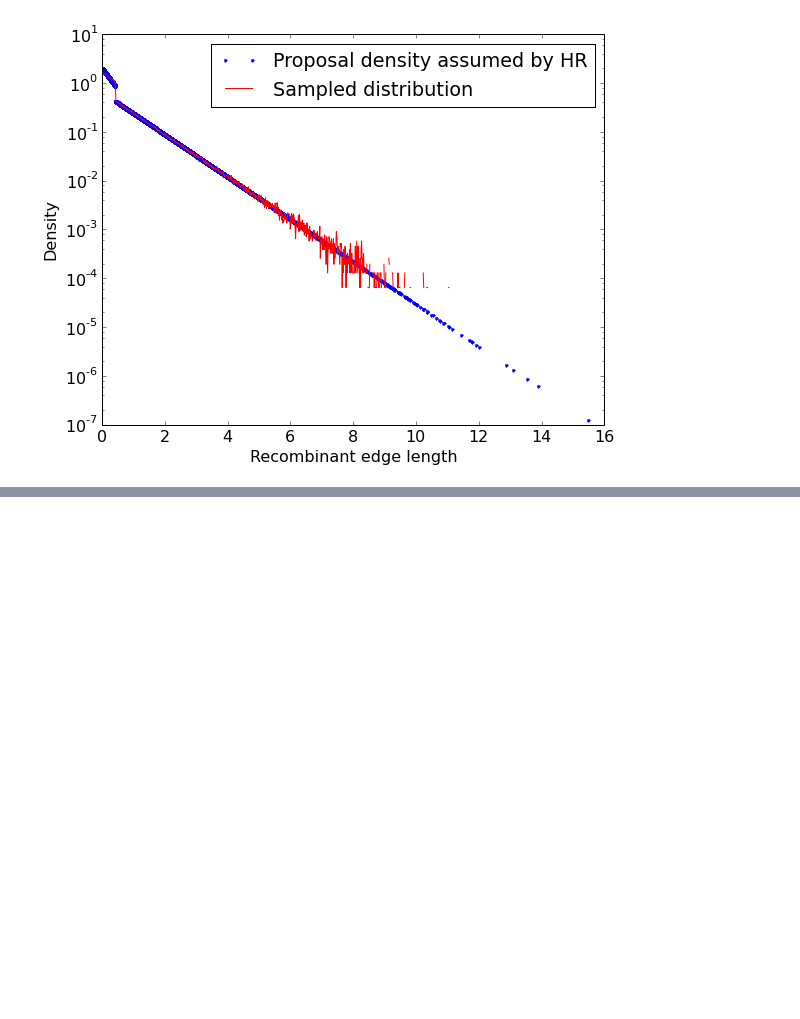
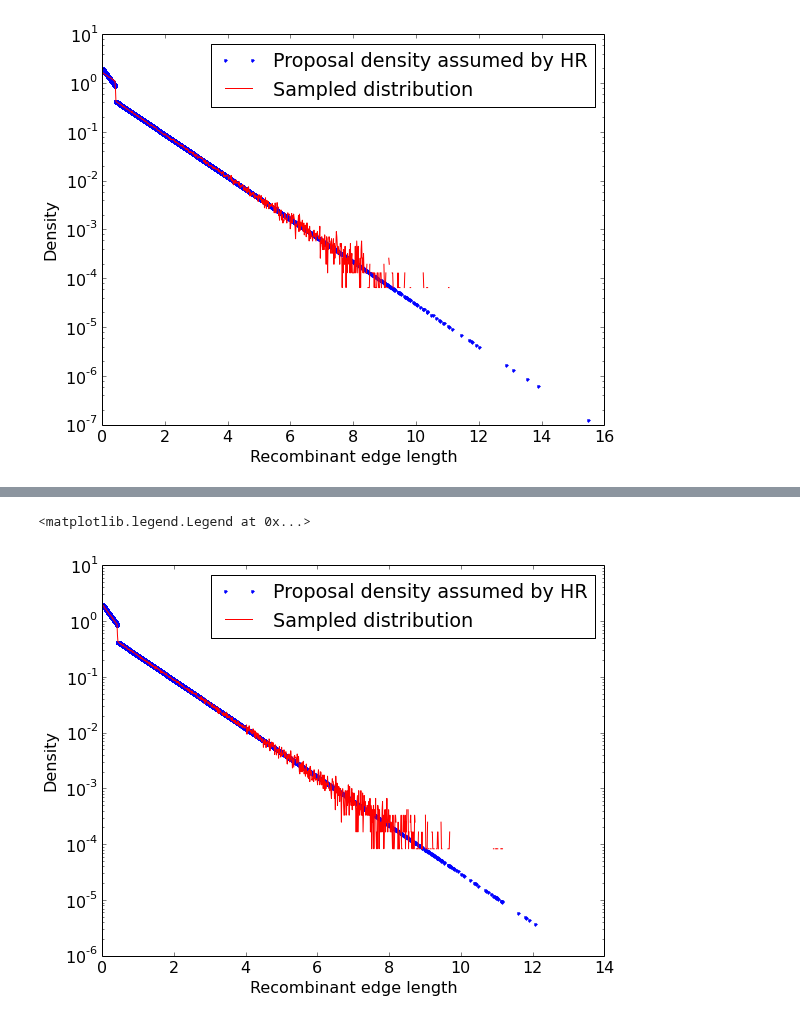
Before and after one commit to tgvaughan/bacter, a Jupyter notebook: examples/Debugging_HR.ipynb, the cells around one changed output, grey strips where cells are left out. Saved outputs shown, nothing was run; the diff lists cells and outputs as text; code cells hidden in the pictures; blank space fills up the shorter version.

```diff
--- a/examples/Debugging_HR.ipynb
+++ b/examples/Debugging_HR.ipynb
@@ -82,0 +104,17 @@ The above figure shows a distinct difference between the edge lengths being prop
+# %%
+df = read_table('addRemoveProposalSamples3.txt', sep=' ')
+h, b = histogram(df.edgeLength, density=True, bins=1000)
+m = b[0:(len(b)-1)]+diff(b)/2
+
+adjusted = exp(df.logPedgeLength)
+adjusted[df.edgeLength<0.426229] *= 2;
+
+semilogy(df.edgeLength, adjusted, '.',
+     label="Proposal density assumed by HR")
+plot(m, h, 'r-', label="Sampled distribution")
+xlabel("Recombinant edge length")
+ylabel("Density")
+legend()
+# %% [output]
+<matplotlib.legend.Legend at 0x...>
+[figure, added]
```
Also changed, not shown: parts of 7 cells of this notebook, 1 other file.
